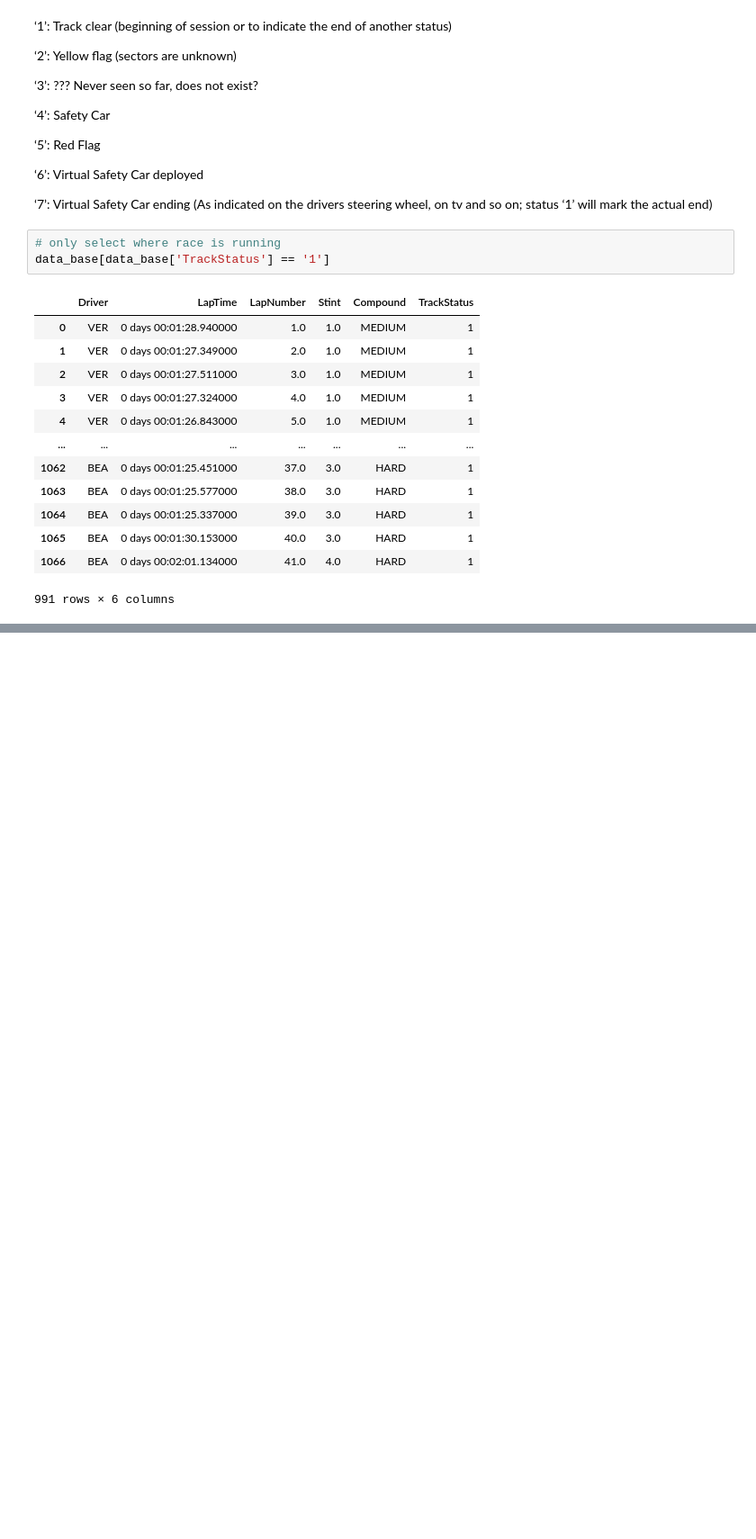
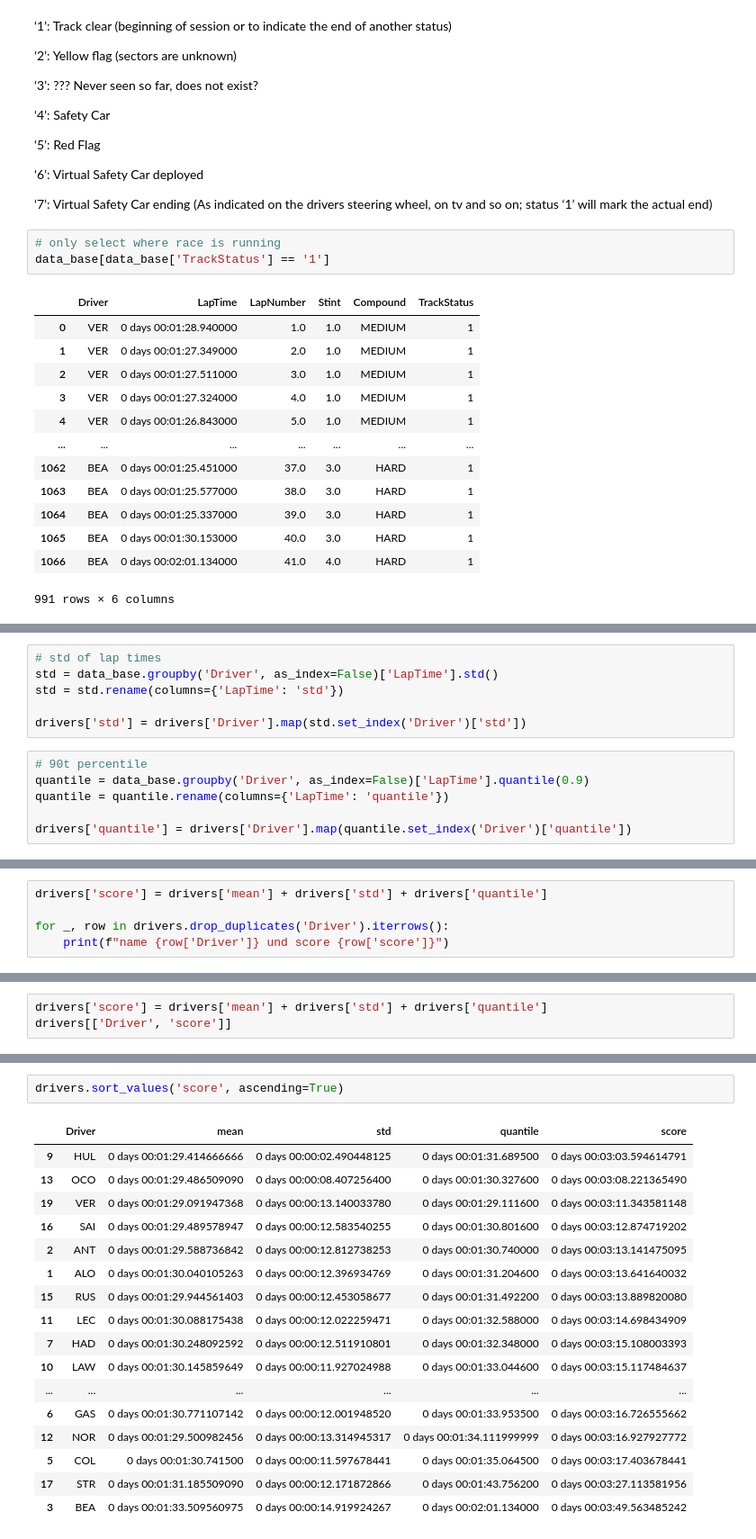
Before and after one commit to lunoack/f1_racepace_and_consistency, a Jupyter notebook: code/1main.ipynb, the cells around one changed output, grey strips where cells are left out. Shown at 90% size. Cells and saved outputs as stored; diff of their text form; blank space fills up the shorter version.

```diff
--- a/code/1main.ipynb
+++ b/code/1main.ipynb
@@ -113,0 +79,12 @@ mean.sort_values('LapTime', ascending=True)
+# %%
+# std of lap times
+std = data_base.groupby('Driver', as_index=False)['LapTime'].std()
+std = std.rename(columns={'LapTime': 'std'})
+
+drivers['std'] = drivers['Driver'].map(std.set_index('Driver')['std'])
+# %%
+# 90t percentile
+quantile = data_base.groupby('Driver', as_index=False)['LapTime'].quantile(0.9)
+quantile = quantile.rename(columns={'LapTime': 'quantile'})
+
+drivers['quantile'] = drivers['Driver'].map(quantile.set_index('Driver')['quantile'])
@@ -113,0 +113,5 @@ mean.sort_values('LapTime', ascending=True)
+# %%
+drivers['score'] = drivers['mean'] + drivers['std'] + drivers['quantile']
+
+for _, row in drivers.drop_duplicates('Driver').iterrows():
+    print(f"name {row['Driver']} und score {row['score']}")
@@ -113,0 +139,3 @@ mean.sort_values('LapTime', ascending=True)
+# %%
+drivers['score'] = drivers['mean'] + drivers['std'] + drivers['quantile']
+drivers[['Driver', 'score']]
@@ -113,0 +160,20 @@ mean.sort_values('LapTime', ascending=True)
+# %%
+drivers.sort_values('score', ascending=True)
+# %% [output]
+|  | Driver | mean | std | quantile | score |
+| 9 | HUL | 0 days 00:01:29.414666666 | 0 days 00:00:02.490448125 | 0 days 00:01:31.689500 | 0 days 00:03:03.594614791 |
+| 13 | OCO | 0 days 00:01:29.486509090 | 0 days 00:00:08.407256400 | 0 days 00:01:30.327600 | 0 days 00:03:08.221365490 |
+| 19 | VER | 0 days 00:01:29.091947368 | 0 days 00:00:13.140033780 | 0 days 00:01:29.111600 | 0 days 00:03:11.343581148 |
+| 16 | SAI | 0 days 00:01:29.489578947 | 0 days 00:00:12.583540255 | 0 days 00:01:30.801600 | 0 days 00:03:12.874719202 |
+| 2 | ANT | 0 days 00:01:29.588736842 | 0 days 00:00:12.812738253 | 0 days 00:01:30.740000 | 0 days 00:03:13.141475095 |
+| 1 | ALO | 0 days 00:01:30.040105263 | 0 days 00:00:12.396934769 | 0 days 00:01:31.204600 | 0 days 00:03:13.641640032 |
+| 15 | RUS | 0 days 00:01:29.944561403 | 0 days 00:00:12.453058677 | 0 days 00:01:31.492200 | 0 days 00:03:13.889820080 |
+| 11 | LEC | 0 days 00:01:30.088175438 | 0 days 00:00:12.022259471 | 0 days 00:01:32.588000 | 0 days 00:03:14.698434909 |
+| 7 | HAD | 0 days 00:01:30.248092592 | 0 days 00:00:12.511910801 | 0 days 00:01:32.348000 | 0 days 00:03:15.108003393 |
+| 10 | LAW | 0 days 00:01:30.145859649 | 0 days 00:00:11.927024988 | 0 days 00:01:33.044600 | 0 days 00:03:15.117484637 |
+| ... | ... | ... | ... | ... | ... |
+| 6 | GAS | 0 days 00:01:30.771107142 | 0 days 00:00:12.001948520 | 0 days 00:01:33.953500 | 0 days 00:03:16.726555662 |
+| 12 | NOR | 0 days 00:01:29.500982456 | 0 days 00:00:13.314945317 | 0 days 00:01:34.111999999 | 0 days 00:03:16.927927772 |
+| 5 | COL | 0 days 00:01:30.741500 | 0 days 00:00:11.597678441 | 0 days 00:01:35.064500 | 0 days 00:03:17.403678441 |
+| 17 | STR | 0 days 00:01:31.185509090 | 0 days 00:00:12.171872866 | 0 days 00:01:43.756200 | 0 days 00:03:27.113581956 |
+| 3 | BEA | 0 days 00:01:33.509560975 | 0 days 00:00:14.919924267 | 0 days 00:02:01.134000 | 0 days 00:03:49.563485242 |
```
Also changed, not shown: parts of 11 cells of this notebook.
